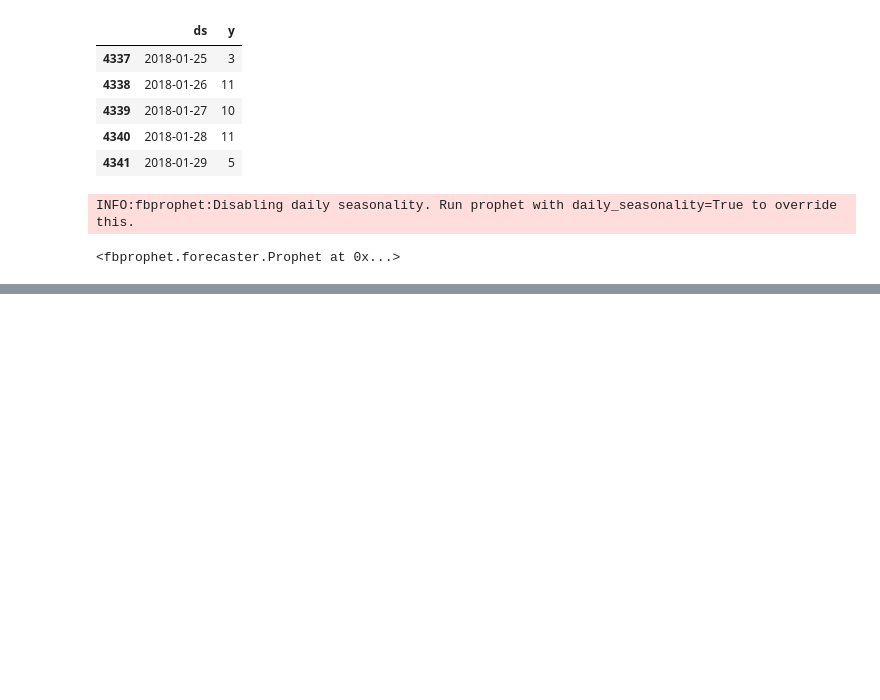
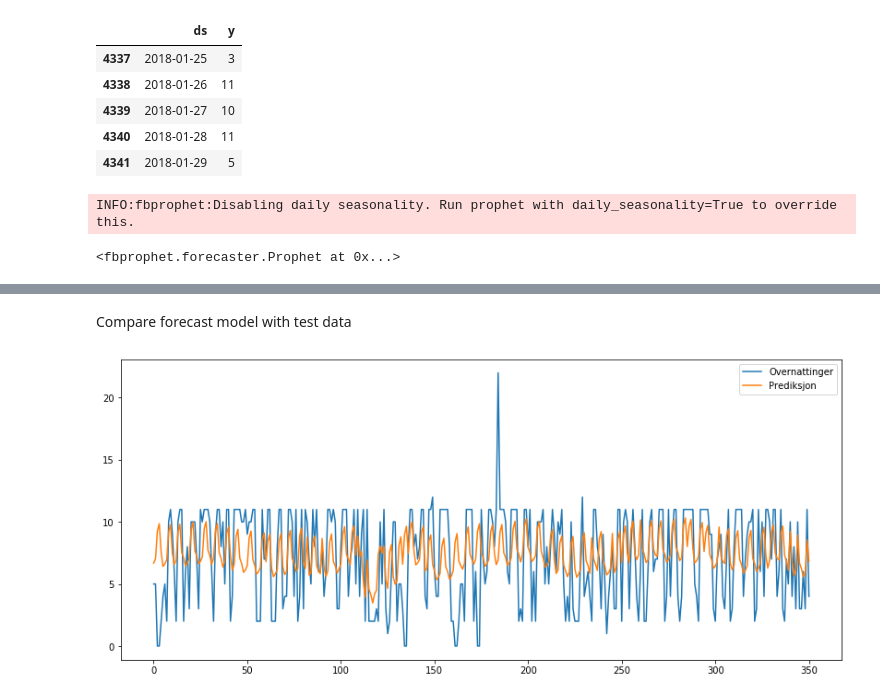
Before and after one commit to NTNUIKoiene/koieprofet, a Jupyter notebook: Notebook.ipynb, the cells around one changed output, grey strips where cells are left out. Cells and saved outputs as stored; diff of their text form; code cells hidden in the pictures; blank space fills up the shorter version.

```diff
--- a/Notebook.ipynb
+++ b/Notebook.ipynb
@@ -102,0 +103,20 @@ fig2 = m.plot_components(forecast)
+# %% [markdown]
+Compare forecast model with test data
+# %%
+ys = []
+yhats = []
+xs = []
+for index, row in flaDF_test.iterrows():
+    xs.append(row["ds"])
+    y = row["y"]
+    yhat = forecast.loc[forecast["ds"]==row["ds"]]["yhat"].values[0]
+    ys.append(y)
+    yhats.append(yhat)
+# %%
+plt.figure(figsize=(14, 6))
+plt.plot(ys, label="Overnattinger")
+plt.plot(yhats, label="Prediksjon")
+plt.legend()
+plt.show()
+# %% [output]
+[figure, added]
```
Also changed, not shown: parts of 5 cells of this notebook.
